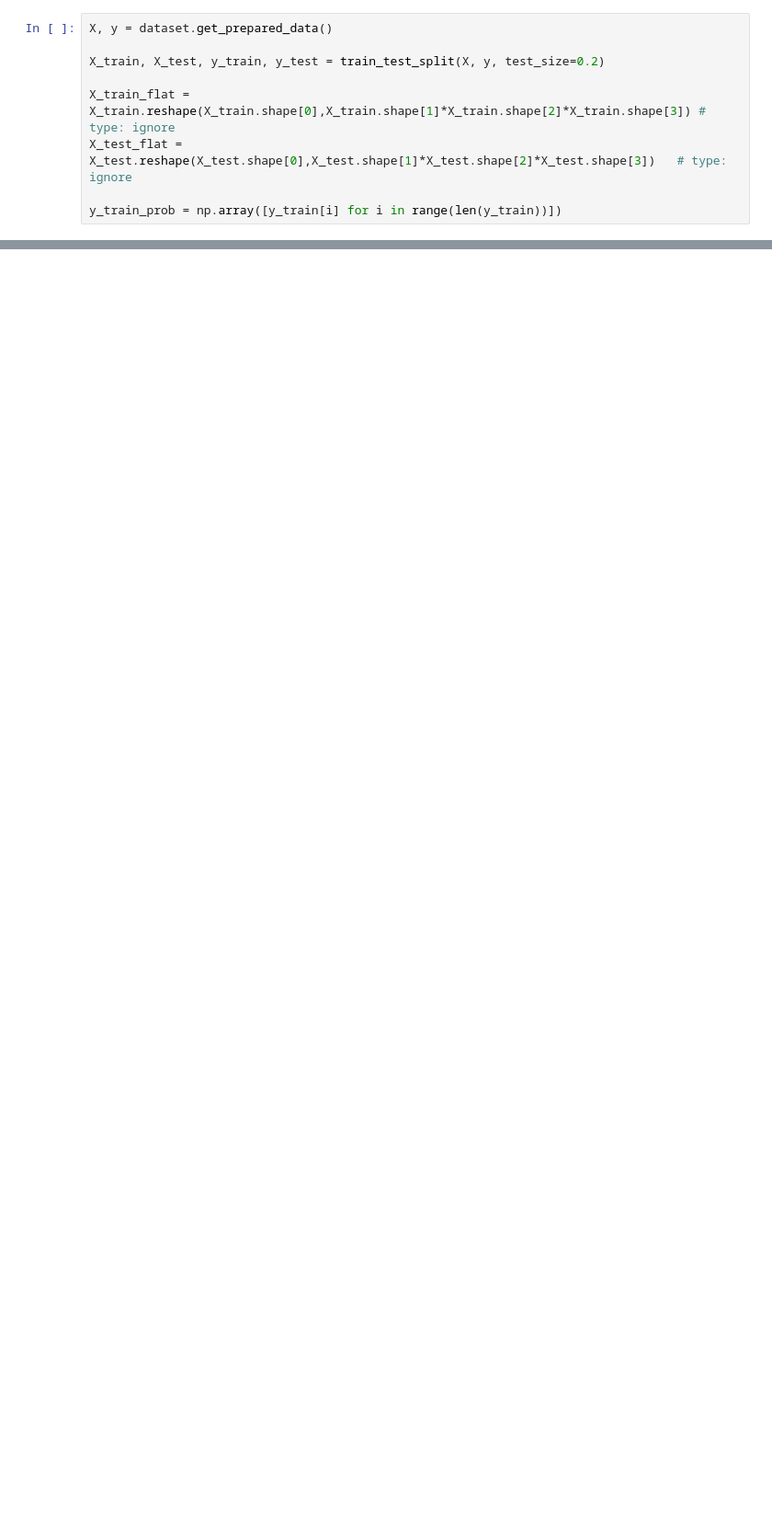
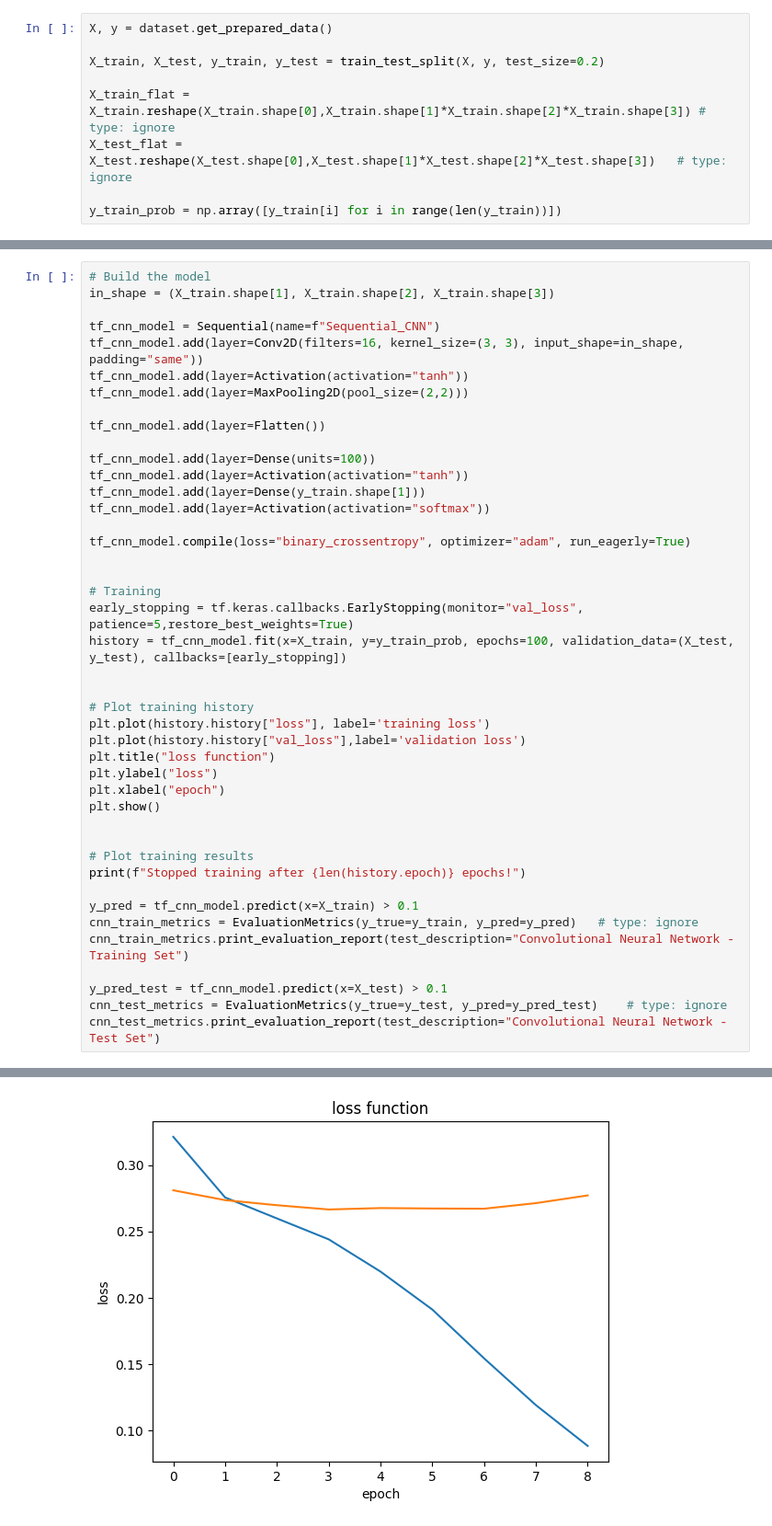
Before and after one commit to frank-trollmann/machine-learning_example-project, a Jupyter notebook: notebooks/model_selection.ipynb, the cells around one changed output, grey strips where cells are left out. Shown: that part at 92% size. Drawn from its saved outputs; the diff is of its cells as text; blank space fills up the shorter version.

```diff
--- a/notebooks/model_selection.ipynb
+++ b/notebooks/model_selection.ipynb
@@ -709,0 +361,44 @@ Furthermore, the experiments have give us some insights into the dataset and how
+# %%
+# Build the model
+in_shape = (X_train.shape[1], X_train.shape[2], X_train.shape[3])
+
+tf_cnn_model = Sequential(name=f"Sequential_CNN")
+tf_cnn_model.add(layer=Conv2D(filters=16, kernel_size=(3, 3), input_shape=in_shape, padding="same"))
+tf_cnn_model.add(layer=Activation(activation="tanh"))
+tf_cnn_model.add(layer=MaxPooling2D(pool_size=(2,2)))
+
+tf_cnn_model.add(layer=Flatten())
+
+tf_cnn_model.add(layer=Dense(units=100))
+tf_cnn_model.add(layer=Activation(activation="tanh"))
+tf_cnn_model.add(layer=Dense(y_train.shape[1]))
+tf_cnn_model.add(layer=Activation(activation="softmax"))
+
+tf_cnn_model.compile(loss="binary_crossentropy", optimizer="adam", run_eagerly=True)
+
+
+# Training
+early_stopping = tf.keras.callbacks.EarlyStopping(monitor="val_loss", patience=5,restore_best_weights=True)
+history = tf_cnn_model.fit(x=X_train, y=y_train_prob, epochs=100, validation_data=(X_test, y_test), callbacks=[early_stopping])
+
+
+# Plot training history
+plt.plot(history.history["loss"], label='training loss')
+plt.plot(history.history["val_loss"],label='validation loss')
+plt.title("loss function")
+plt.ylabel("loss")
+plt.xlabel("epoch")
+plt.show()
+
+
+# Plot training results
+print(f"Stopped training after {len(history.epoch)} epochs!")
+
+y_pred = tf_cnn_model.predict(x=X_train) > 0.1
+cnn_train_metrics = EvaluationMetrics(y_true=y_train, y_pred=y_pred)   # type: ignore
+cnn_train_metrics.print_evaluation_report(test_description="Convolutional Neural Network - Training Set")
+
+y_pred_test = tf_cnn_model.predict(x=X_test) > 0.1
+cnn_test_metrics = EvaluationMetrics(y_true=y_test, y_pred=y_pred_test)    # type: ignore
+cnn_test_metrics.print_evaluation_report(test_description="Convolutional Neural Network - Test Set")
+# %% [output]
@@ -709,0 +423 @@ Furthermore, the experiments have give us some insights into the dataset and how
+[figure, added]
```
Also changed, not shown: parts of 49 cells of this notebook, 2 other files.
